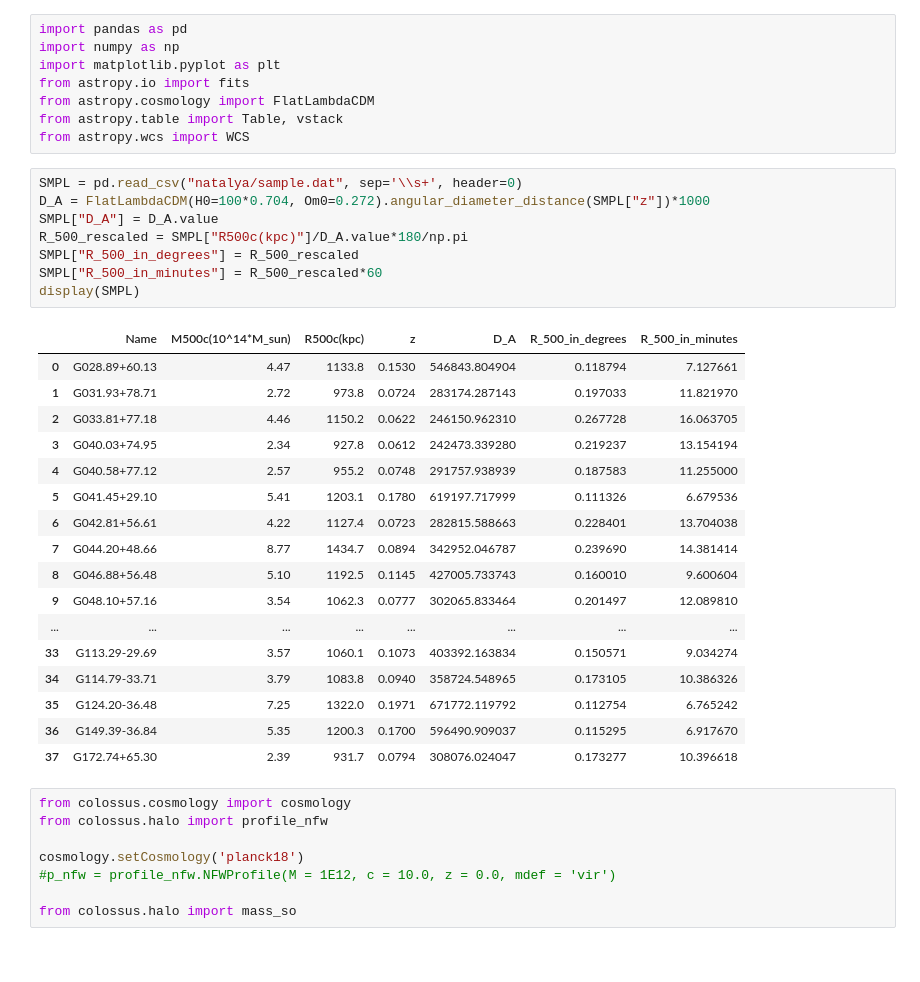
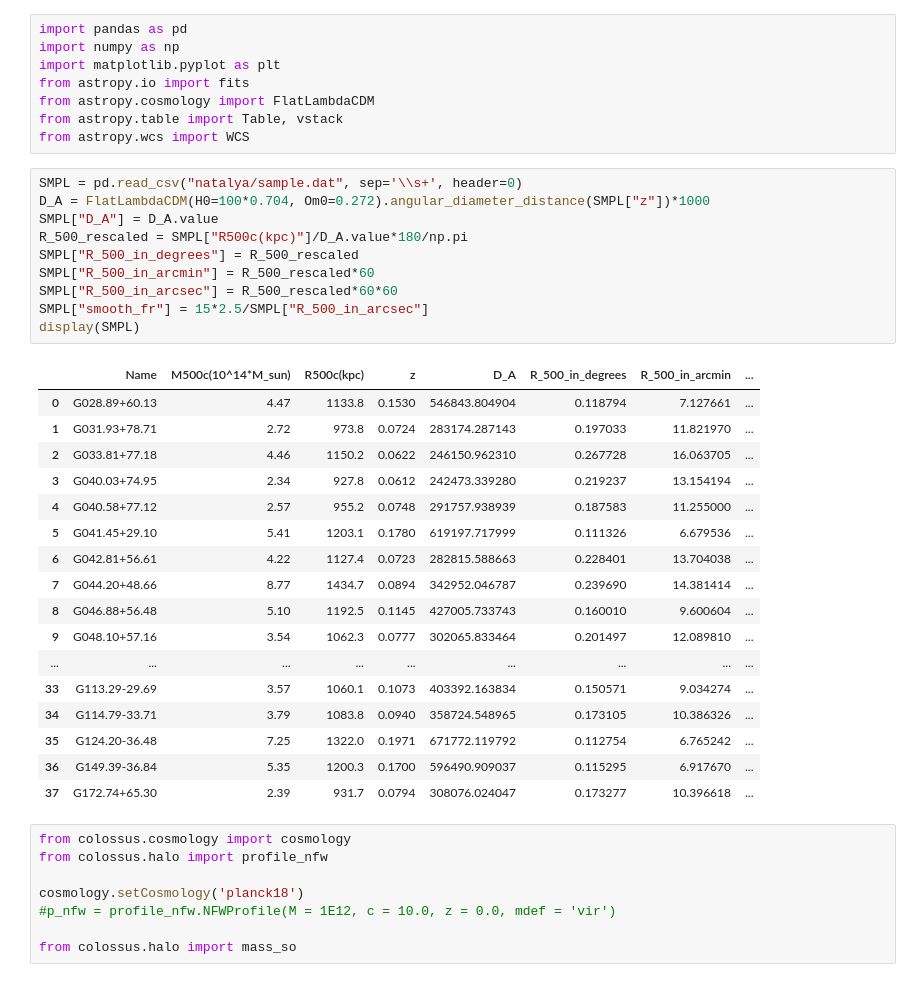
Before and after one commit to pi4imu/stacking, a Jupyter notebook: cosmology.ipynb, the cells around one changed output. Cells and saved outputs as stored; diff of their text form.

```diff
--- a/cosmology.ipynb
+++ b/cosmology.ipynb
@@ -9,29 +9,31 @@ from astropy.wcs import WCS
 # %%
 SMPL = pd.read_csv("natalya/sample.dat", sep='\\s+', header=0)
 D_A = FlatLambdaCDM(H0=100*0.704, Om0=0.272).angular_diameter_distance(SMPL["z"])*1000
 SMPL["D_A"] = D_A.value
 R_500_rescaled = SMPL["R500c(kpc)"]/D_A.value*180/np.pi
 SMPL["R_500_in_degrees"] = R_500_rescaled
-SMPL["R_500_in_minutes"] = R_500_rescaled*60
+SMPL["R_500_in_arcmin"] = R_500_rescaled*60
+SMPL["R_500_in_arcsec"] = R_500_rescaled*60*60
+SMPL["smooth_fr"] = 15*2.5/SMPL["R_500_in_arcsec"]
 display(SMPL)
 # %% [output]
-|  | Name | M500c(10^14*M_sun) | R500c(kpc) | z | D_A | R_500_in_degrees | R_500_in_minutes |
-| 0 | G028.89+60.13 | 4.47 | 1133.8 | 0.1530 | 546843.804904 | 0.118794 | 7.127661 |
-| 1 | G031.93+78.71 | 2.72 | 973.8 | 0.0724 | 283174.287143 | 0.197033 | 11.821970 |
-| 2 | G033.81+77.18 | 4.46 | 1150.2 | 0.0622 | 246150.962310 | 0.267728 | 16.063705 |
-| 3 | G040.03+74.95 | 2.34 | 927.8 | 0.0612 | 242473.339280 | 0.219237 | 13.154194 |
-| 4 | G040.58+77.12 | 2.57 | 955.2 | 0.0748 | 291757.938939 | 0.187583 | 11.255000 |
-| 5 | G041.45+29.10 | 5.41 | 1203.1 | 0.1780 | 619197.717999 | 0.111326 | 6.679536 |
-| 6 | G042.81+56.61 | 4.22 | 1127.4 | 0.0723 | 282815.588663 | 0.228401 | 13.704038 |
-| 7 | G044.20+48.66 | 8.77 | 1434.7 | 0.0894 | 342952.046787 | 0.239690 | 14.381414 |
-| 8 | G046.88+56.48 | 5.10 | 1192.5 | 0.1145 | 427005.733743 | 0.160010 | 9.600604 |
-| 9 | G048.10+57.16 | 3.54 | 1062.3 | 0.0777 | 302065.833464 | 0.201497 | 12.089810 |
-| ... | ... | ... | ... | ... | ... | ... | ... |
-| 33 | G113.29-29.69 | 3.57 | 1060.1 | 0.1073 | 403392.163834 | 0.150571 | 9.034274 |
-| 34 | G114.79-33.71 | 3.79 | 1083.8 | 0.0940 | 358724.548965 | 0.173105 | 10.386326 |
-| 35 | G124.20-36.48 | 7.25 | 1322.0 | 0.1971 | 671772.119792 | 0.112754 | 6.765242 |
-| 36 | G149.39-36.84 | 5.35 | 1200.3 | 0.1700 | 596490.909037 | 0.115295 | 6.917670 |
-| 37 | G172.74+65.30 | 2.39 | 931.7 | 0.0794 | 308076.024047 | 0.173277 | 10.396618 |
+|  | Name | M500c(10^14*M_sun) | R500c(kpc) | z | D_A | R_500_in_degrees | R_500_in_arcmin | ... |
+| 0 | G028.89+60.13 | 4.47 | 1133.8 | 0.1530 | 546843.804904 | 0.118794 | 7.127661 | ... |
+| 1 | G031.93+78.71 | 2.72 | 973.8 | 0.0724 | 283174.287143 | 0.197033 | 11.821970 | ... |
+| 2 | G033.81+77.18 | 4.46 | 1150.2 | 0.0622 | 246150.962310 | 0.267728 | 16.063705 | ... |
+| 3 | G040.03+74.95 | 2.34 | 927.8 | 0.0612 | 242473.339280 | 0.219237 | 13.154194 | ... |
+| 4 | G040.58+77.12 | 2.57 | 955.2 | 0.0748 | 291757.938939 | 0.187583 | 11.255000 | ... |
+| 5 | G041.45+29.10 | 5.41 | 1203.1 | 0.1780 | 619197.717999 | 0.111326 | 6.679536 | ... |
+| 6 | G042.81+56.61 | 4.22 | 1127.4 | 0.0723 | 282815.588663 | 0.228401 | 13.704038 | ... |
+| 7 | G044.20+48.66 | 8.77 | 1434.7 | 0.0894 | 342952.046787 | 0.239690 | 14.381414 | ... |
+| 8 | G046.88+56.48 | 5.10 | 1192.5 | 0.1145 | 427005.733743 | 0.160010 | 9.600604 | ... |
+| 9 | G048.10+57.16 | 3.54 | 1062.3 | 0.0777 | 302065.833464 | 0.201497 | 12.089810 | ... |
+| ... | ... | ... | ... | ... | ... | ... | ... | ... |
+| 33 | G113.29-29.69 | 3.57 | 1060.1 | 0.1073 | 403392.163834 | 0.150571 | 9.034274 | ... |
+| 34 | G114.79-33.71 | 3.79 | 1083.8 | 0.0940 | 358724.548965 | 0.173105 | 10.386326 | ... |
+| 35 | G124.20-36.48 | 7.25 | 1322.0 | 0.1971 | 671772.119792 | 0.112754 | 6.765242 | ... |
+| 36 | G149.39-36.84 | 5.35 | 1200.3 | 0.1700 | 596490.909037 | 0.115295 | 6.917670 | ... |
+| 37 | G172.74+65.30 | 2.39 | 931.7 | 0.0794 | 308076.024047 | 0.173277 | 10.396618 | ... |
 # %%
 from colossus.cosmology import cosmology
 from colossus.halo import profile_nfw
```
Also changed, not shown: 5 other files.
